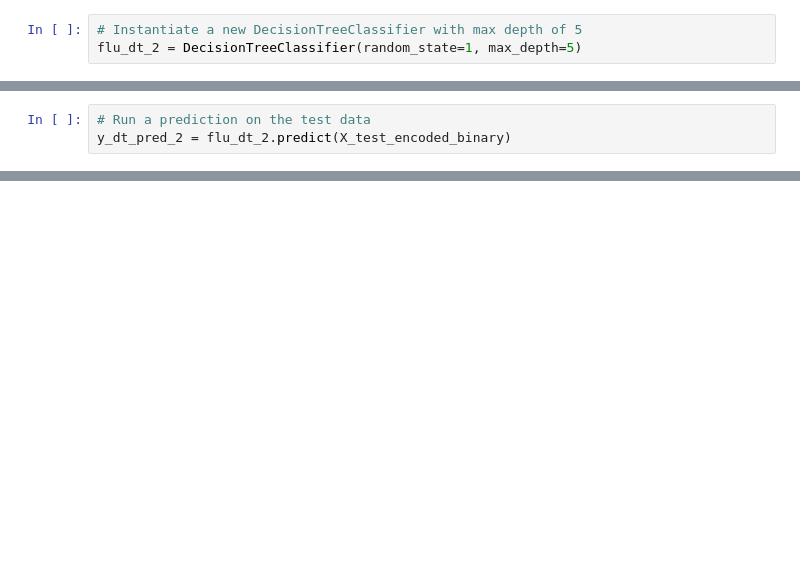
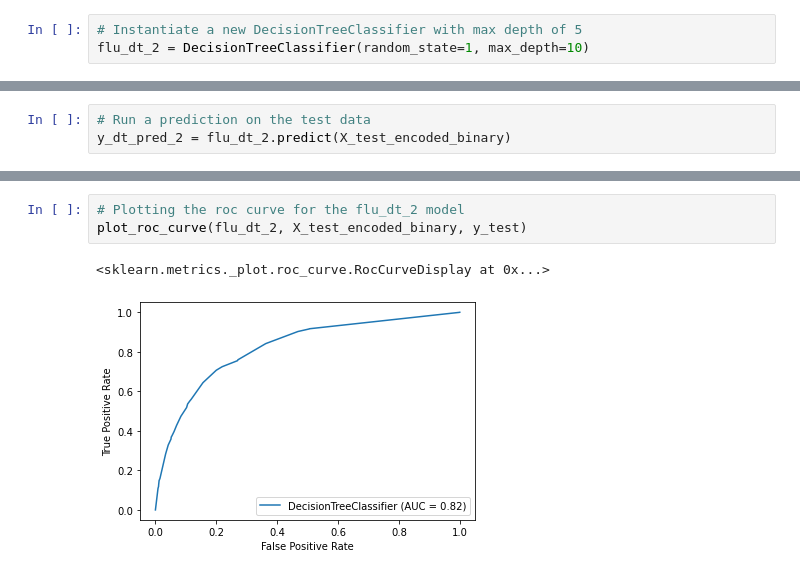
Before and after one commit to rredd002/Flu-Analysis, a Jupyter notebook: Flu-Analysis.ipynb, the cells around one changed output, grey strips where cells are left out. Saved outputs shown, nothing was run; the diff lists cells and outputs as text; blank space fills up the shorter version.

```diff
--- a/Flu-Analysis.ipynb
+++ b/Flu-Analysis.ipynb
@@ -529,6 +667,6 @@ flu_dt_prec
 # %%
 # Instantiate a new DecisionTreeClassifier with max depth of 5
-flu_dt_2 = DecisionTreeClassifier(random_state=1, max_depth=5)
+flu_dt_2 = DecisionTreeClassifier(random_state=1, max_depth=10)
 # %%
 # Fit the object on the training data
 flu_dt_2.fit(X_train_encoded_binary, y_train)
@@ -545,0 +690,6 @@ flu_dt_prec_2
+# %%
+# Plotting the roc curve for the flu_dt_2 model
+plot_roc_curve(flu_dt_2, X_test_encoded_binary, y_test)
+# %% [output]
+<sklearn.metrics._plot.roc_curve.RocCurveDisplay at 0x...>
+[figure, added]
```
Also changed, not shown: parts of 38 cells of this notebook.
